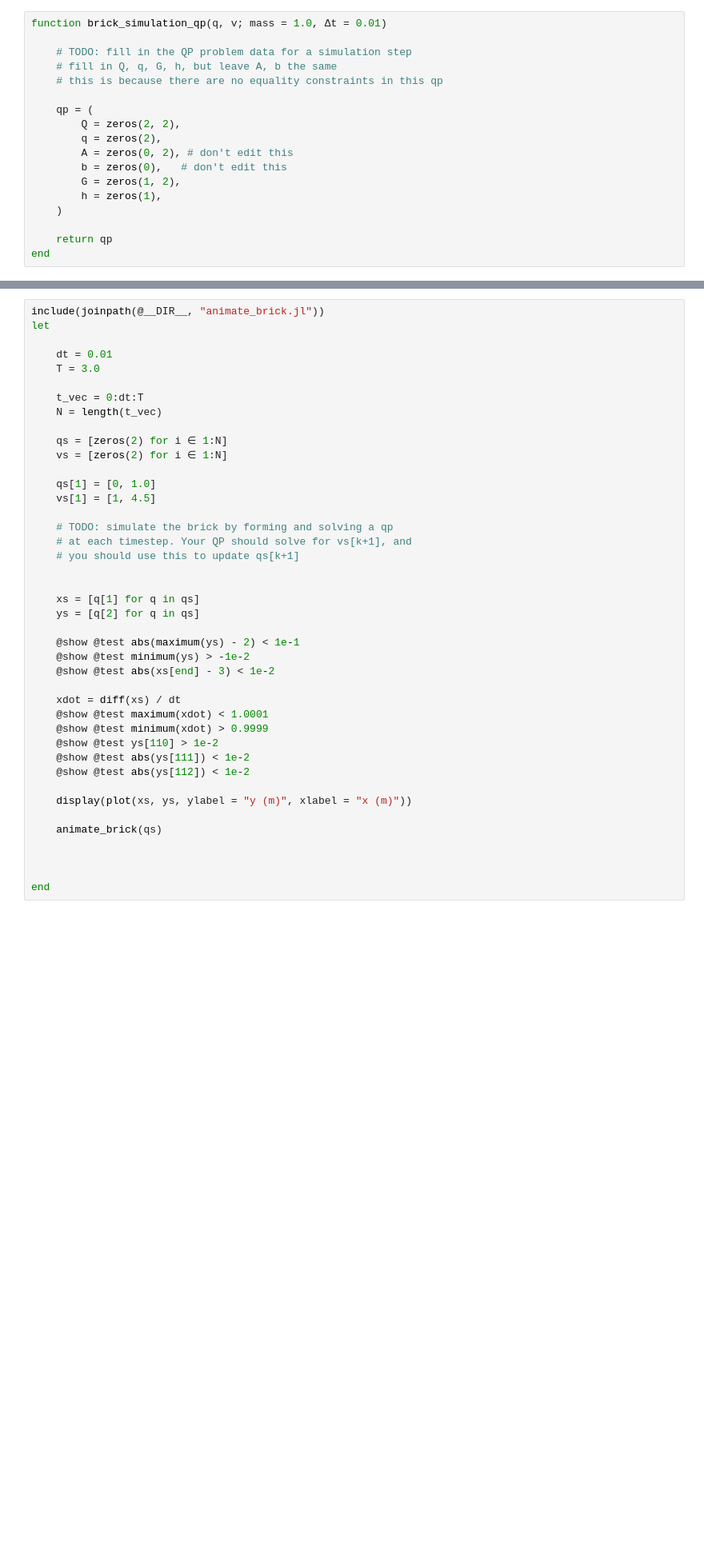
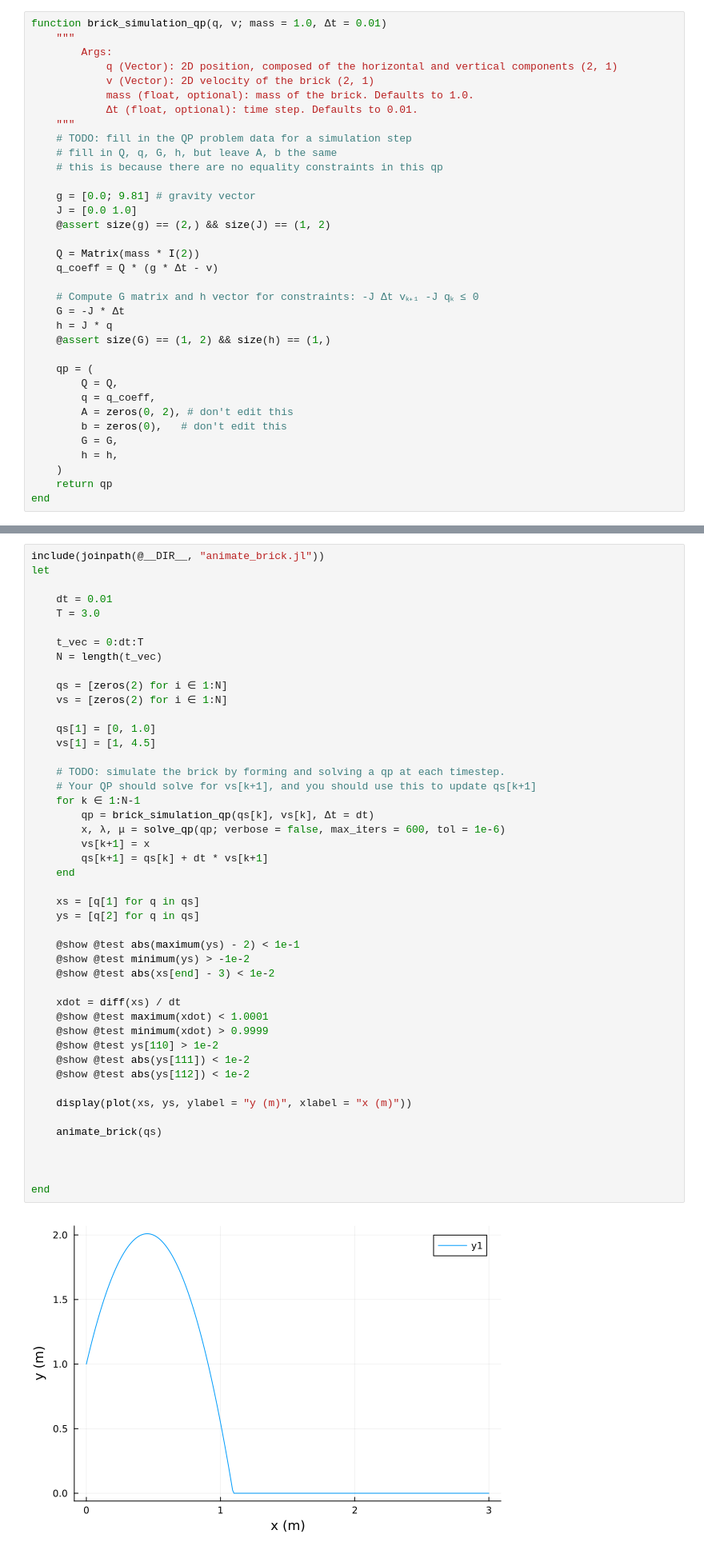
Before and after one commit to Guo-lab/16745-Optimal-Control-and-RL, a Jupyter notebook: HW1_S24-main/Q3.ipynb, the cells around one changed output, grey strips where cells are left out. Shown at 80% size. Saved outputs shown, nothing was run; the diff lists cells and outputs as text; blank space fills up the shorter version.

```diff
--- a/HW1_S24-main/Q3.ipynb
+++ b/HW1_S24-main/Q3.ipynb
@@ -156,19 +257,36 @@ $$ \begin{align}
 ## Part (C): Brick Simulation (5 pts)
 # %%
 function brick_simulation_qp(q, v; mass = 1.0, Δt = 0.01)
-
+	"""
+		Args:
+			q (Vector): 2D position, composed of the horizontal and vertical components (2, 1)
+			v (Vector): 2D velocity of the brick (2, 1)
+			mass (float, optional): mass of the brick. Defaults to 1.0.
+			Δt (float, optional): time step. Defaults to 0.01.
+	"""
 	# TODO: fill in the QP problem data for a simulation step
 	# fill in Q, q, G, h, but leave A, b the same
 	# this is because there are no equality constraints in this qp
 
+	g = [0.0; 9.81] # gravity vector
+	J = [0.0 1.0]
+	@assert size(g) == (2,) && size(J) == (1, 2)
+
+	Q = Matrix(mass * I(2))
+	q_coeff = Q * (g * Δt - v)
+
+	# Compute G matrix and h vector for constraints: -J Δt vₖ₊₁ -J qₖ ≤ 0
+	G = -J * Δt
+	h = J * q
+	@assert size(G) == (1, 2) && size(h) == (1,)
+
 	qp = (
-		Q = zeros(2, 2),
-		q = zeros(2),
+		Q = Q,
+		q = q_coeff,
 		A = zeros(0, 2), # don't edit this
 		b = zeros(0),   # don't edit this
-		G = zeros(1, 2),
-		h = zeros(1),
+		G = G,
+		h = h,
 	)
-
 	return qp
 end
@@ -212,34 +336,40 @@ let
 	N = length(t_vec)
 
 	qs = [zeros(2) for i ∈ 1:N]
 	vs = [zeros(2) for i ∈ 1:N]
 
 	qs[1] = [0, 1.0]
 	vs[1] = [1, 4.5]
 
-	# TODO: simulate the brick by forming and solving a qp
-	# at each timestep. Your QP should solve for vs[k+1], and
-	# you should use this to update qs[k+1]
-
+	# TODO: simulate the brick by forming and solving a qp at each timestep.
+	# Your QP should solve for vs[k+1], and you should use this to update qs[k+1]
+	for k ∈ 1:N-1
+		qp = brick_simulation_qp(qs[k], vs[k], Δt = dt)
+		x, λ, μ = solve_qp(qp; verbose = false, max_iters = 600, tol = 1e-6)
+		vs[k+1] = x
+		qs[k+1] = qs[k] + dt * vs[k+1]
+	end
 
 	xs = [q[1] for q in qs]
 	ys = [q[2] for q in qs]
 
 	@show @test abs(maximum(ys) - 2) < 1e-1
 	@show @test minimum(ys) > -1e-2
 	@show @test abs(xs[end] - 3) < 1e-2
 
 	xdot = diff(xs) / dt
 	@show @test maximum(xdot) < 1.0001
 	@show @test minimum(xdot) > 0.9999
 	@show @test ys[110] > 1e-2
 	@show @test abs(ys[111]) < 1e-2
 	@show @test abs(ys[112]) < 1e-2
 
 	display(plot(xs, ys, ylabel = "y (m)", xlabel = "x (m)"))
 
 	animate_brick(qs)
 
 
 
 end
+# %% [output]
+[figure, added]
```
Also changed, not shown: parts of 9 cells of this notebook, 2 other files.
